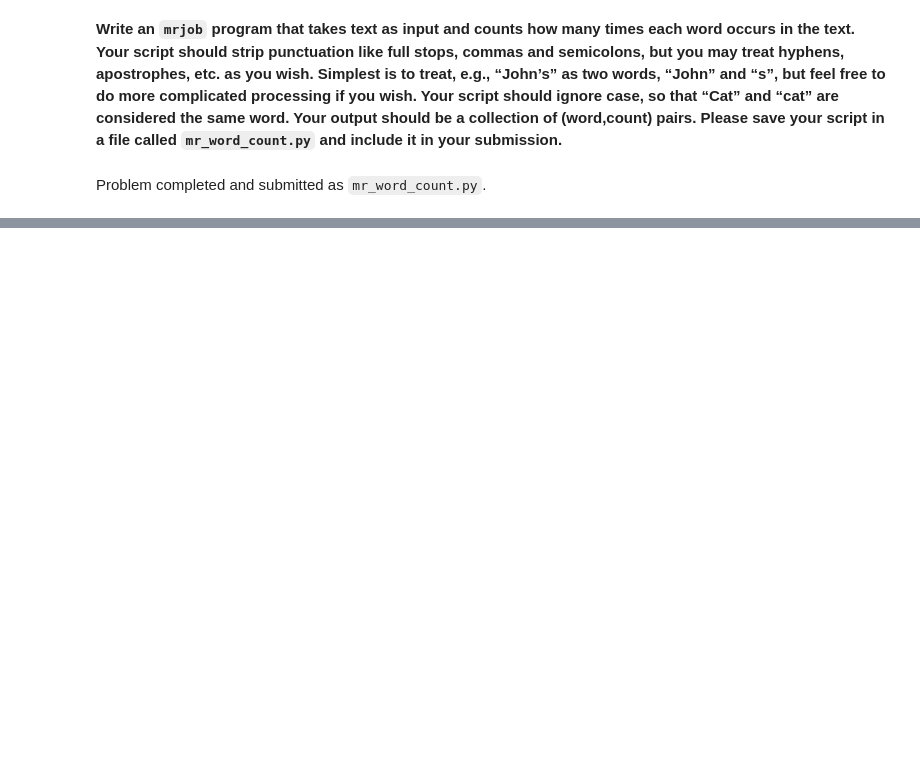
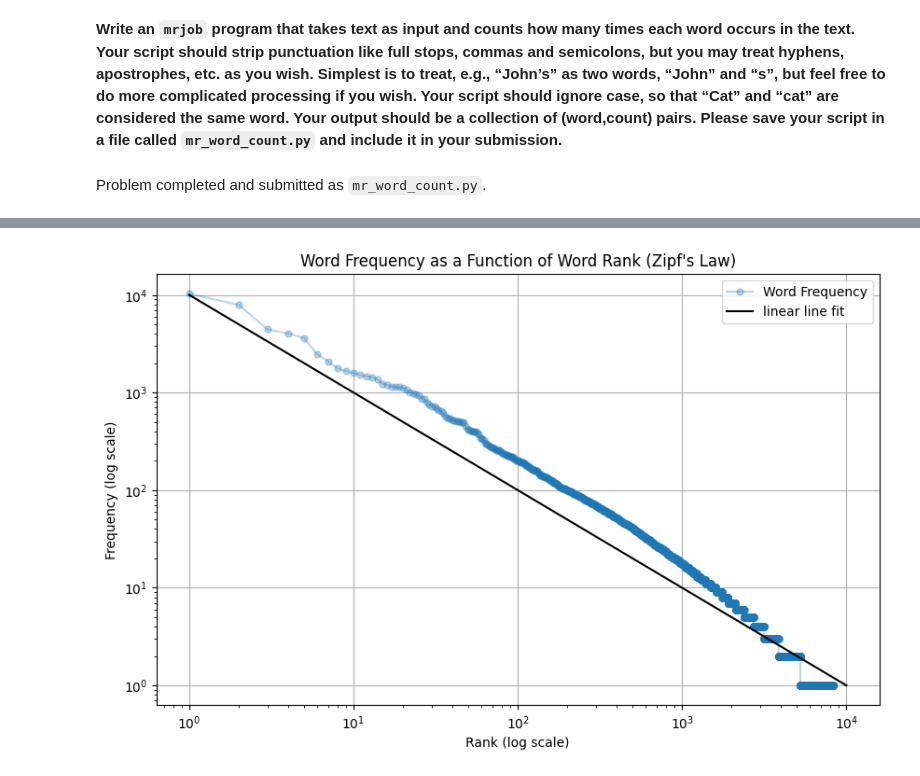
Before and after one commit to Stochastic1017/STAT_606, a Jupyter notebook: ssudhir2_hw10/ssudhir2_hw10.ipynb, the cells around one changed output, grey strips where cells are left out. Drawn from its saved outputs; the diff is of its cells as text; code cells hidden in the pictures; blank space fills up the shorter version.

```diff
--- a/ssudhir2_hw10/ssudhir2_hw10.ipynb
+++ b/ssudhir2_hw10/ssudhir2_hw10.ipynb
@@ -24,0 +732,4 @@ Problem completed and submitted as `mr_word_count.py`.
+# %%
+df = pd.read_csv('darwin_word_counts.txt', sep = "\t", header = None, on_bad_lines='skip', names = ['Names', 'Count']).sort_values(by = 'Count', ascending = False).reset_index(drop = True)
+df['Rank'] = df.index + 1
+df
@@ -24,0 +750,26 @@ Problem completed and submitted as `mr_word_count.py`.
+# %%
+# Log-log plot of frequency vs rank
+plt.figure(figsize=(10, 6))
+
+plt.loglog(df['Rank'],
+           df['Count'],
+           marker = 'o',
+           alpha = 0.3,
+           markersize = 5,
+           label = 'Word Frequency')
+
+# Calculate the coefficients of the line (log-log space)
+m, b = np.polyfit(np.log(np.array([1, 10**4])), np.log(np.array([10**4, 1])), 1)
+
+plt.loglog(np.logspace(0, 4, 400), np.exp(m * np.log(np.logspace(0, 4, 400)) + b), 'black', label=f'linear line fit')
+
+plt.title('Word Frequency as a Function of Word Rank (Zipf\'s Law)')
+plt.xlabel('Rank (log scale)')
+plt.ylabel('Frequency (log scale)')
+plt.legend()
+plt.grid(True)
+
+plt.savefig('zipf.pdf')
+plt.show()
+# %% [output]
+[figure, added]
```
Also changed, not shown: parts of 35 cells of this notebook, 10 other files.
